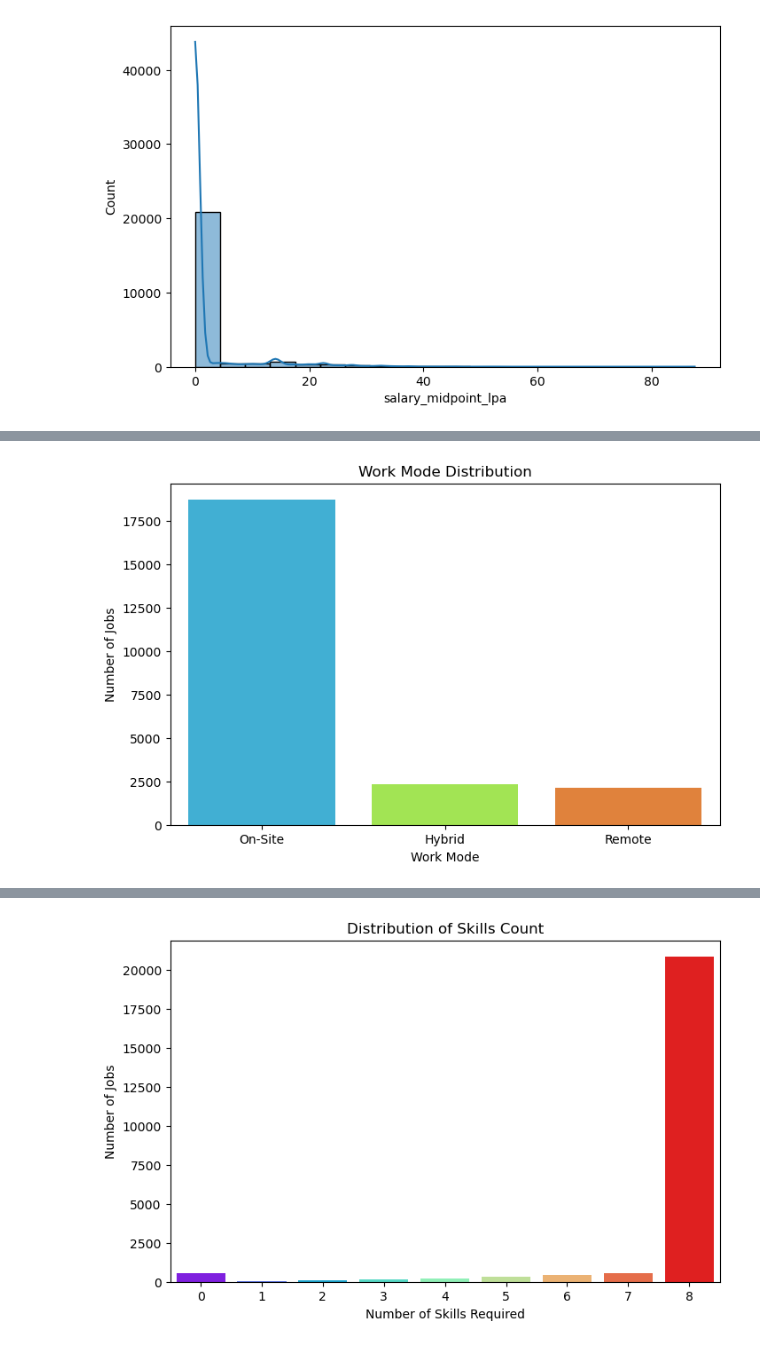
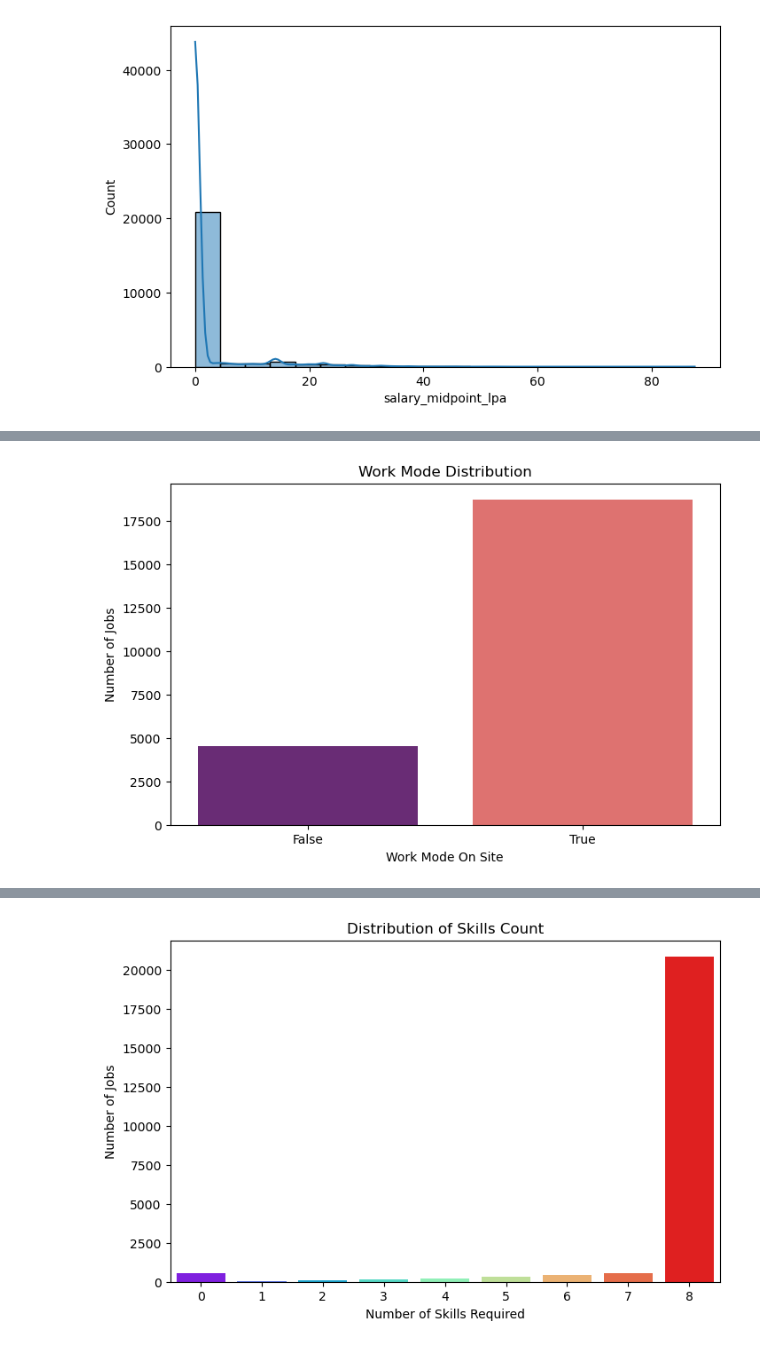
Before and after one commit to prathameshcodes03/DWM-Course-Project, a Jupyter notebook: Notebooks /Exp5 Exploratory Data Analysis(EDA).ipynb, the cells around one changed output, grey strips where cells are left out. Saved outputs shown, nothing was run; the diff lists cells and outputs as text; code cells hidden in the pictures.

```diff
--- a/Notebooks /Exp5 Exploratory Data Analysis(EDA).ipynb
+++ b/Notebooks /Exp5 Exploratory Data Analysis(EDA).ipynb
@@ -247,20 +253,18 @@ Index(['job_title', 'company_name', 'company_rating', 'location',
 # %%
 plt.figure(figsize=(8,5))
 
 sns.countplot(
-    data=data,
-    x="work_mode",
-    hue="work_mode",
-    palette="turbo",
+    x=data['work_mode_On-Site'],
+    palette="magma",
     legend=False
 )
 
 plt.title("Work Mode Distribution")
-plt.xlabel("Work Mode")
+plt.xlabel("Work Mode On Site")
 plt.ylabel("Number of Jobs")
 plt.show()
 # %% [output]
-[figure, old version]
+[figure, new version]
 # %%
 plt.figure(figsize=(8,5))
 
```
Also changed, not shown: parts of 12 cells of this notebook.
